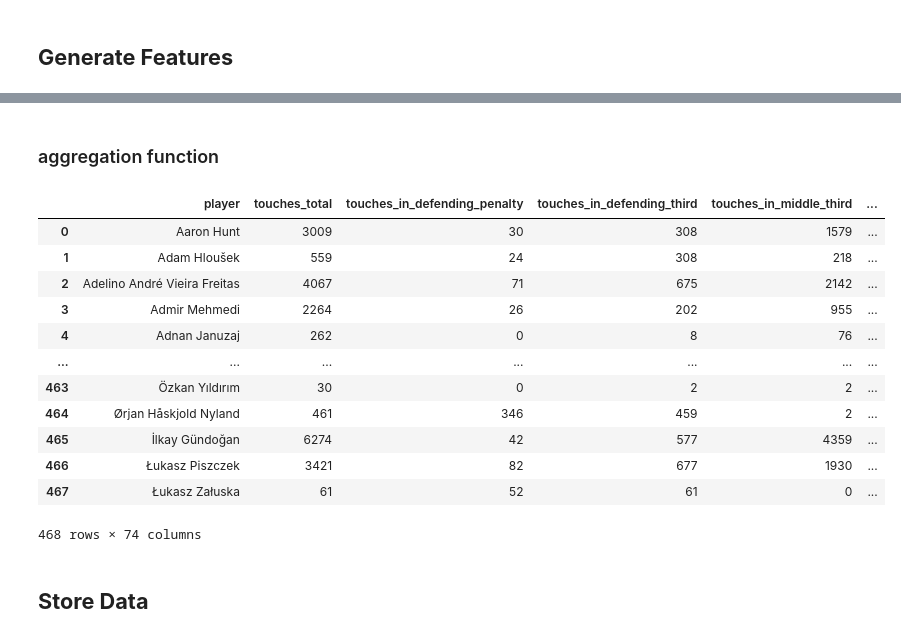
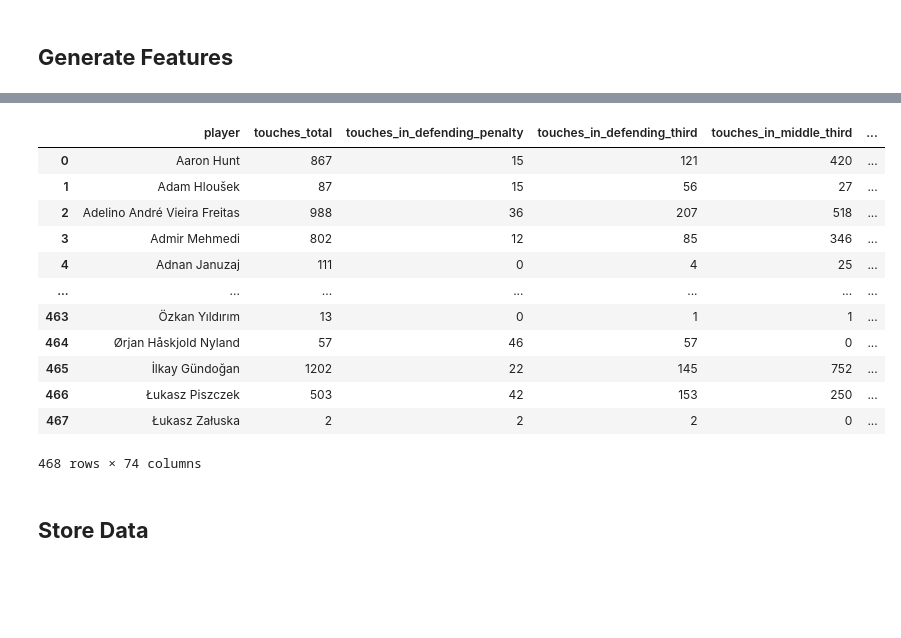
Before and after one commit to allorenz/football-player-similarity, a Jupyter notebook: src/feature_possession.ipynb, the cells around one changed output, grey strips where cells are left out. Cells and saved outputs as stored; diff of their text form; code cells hidden in the pictures; blank space fills up the shorter version.

```diff
--- a/src/possession.ipynb
+++ b/src/feature_possession.ipynb
@@ -52,0 +3,11 @@ array(['Carry', 'Ball Receipt*', 'Pass', 'Block', 'Pressure', 'Clearance',
+# %%
+from dataloader import Dataloader
+import pandas as pd
+from ast import literal_eval
+import numpy as np
+from mplsoccer import Pitch, VerticalPitch, Standardizer
+
+dataloader = Dataloader()
+
+df = dataloader.get_dimension(dimension="possession")
+df.columns
@@ -108,7 +62,4 @@ df_touches
-# %% [markdown]
-### aggregation function
 # %%
-
 def is_in_penalty_area(x, y):
     pitch_width = 120
     x_axis = ((102 <= x) and (x <= pitch_width))  # Stop before goal area
@@ -266,45 +217,45 @@ def analyze_touches(df):
     player_under_pressure_grouping = player_under_pressure_grouping.reset_index()
     player_under_pressure_grouping = player_under_pressure_grouping[player_under_pressure_grouping["under_pressure"] == True]
     player_under_pressure_grouping = player_under_pressure_grouping.drop("under_pressure", axis=1)
 
     player_stats = pd.merge(left=total_stats, right=player_under_pressure_grouping, on="player")
 
     calculation_pairs = [
         ("touches_in_defending_penalty","touches_total","touches_in_defending_penalty_%"),
         ("touches_in_defending_third","touches_total","touches_in_defending_third_%"),
         ("touches_in_middle_third","touches_total","touches_in_middle_third_%"),
         ("touches_in_attacking_third","touches_total","touches_in_attacking_third_%"),
         ("touches_in_attacking_penalty","touches_total","touches_in_attacking_penalty_%"),
         ("balls_received_successful", "balls_received", "ball_reception_%"),
         ("dribbling_completed", "dribbling_total", "dribblings_successful_%"),
         ("carry_distance", "carries_total", "distance_per_carry"),
         ("carry_into_attacking_third","carries_total", "carries_into_attacking_third_%"),
         ("carry_into_penalty_area","carries_total", "carries_into_penalty_area_%"),
         ("carry_into_edge_of_the_box","carries_total", "carries_into_edge_of_the_box_%"),
         ("progressive_carry_distance", "progressive_carry_total", "distance_per_progressive_carry"),
         ("dispossessed_total","carries_total","dispossessed_per_carry_%")
     ]
 
     for a, b, c in calculation_pairs:
         player_stats[c] = (player_stats[f'{a}'] / player_stats[f'{b}'])
 
     return player_stats
 
-result_touches_df = analyze_touches(df_touches)
+result_touches_df = analyze_touches(df)
 result_touches_df
 # %% [output]
 |  | player | touches_total | touches_in_defending_penalty | touches_in_defending_third | touches_in_middle_third | ... |
-| 0 | Aaron Hunt | 3009 | 30 | 308 | 1579 | ... |
-| 1 | Adam Hloušek | 559 | 24 | 308 | 218 | ... |
-| 2 | Adelino André Vieira Freitas | 4067 | 71 | 675 | 2142 | ... |
-| 3 | Admir Mehmedi | 2264 | 26 | 202 | 955 | ... |
-| 4 | Adnan Januzaj | 262 | 0 | 8 | 76 | ... |
+| 0 | Aaron Hunt | 867 | 15 | 121 | 420 | ... |
+| 1 | Adam Hloušek | 87 | 15 | 56 | 27 | ... |
+| 2 | Adelino André Vieira Freitas | 988 | 36 | 207 | 518 | ... |
+| 3 | Admir Mehmedi | 802 | 12 | 85 | 346 | ... |
+| 4 | Adnan Januzaj | 111 | 0 | 4 | 25 | ... |
 | ... | ... | ... | ... | ... | ... | ... |
-| 463 | Özkan Yıldırım | 30 | 0 | 2 | 2 | ... |
-| 464 | Ørjan Håskjold Nyland | 461 | 346 | 459 | 2 | ... |
-| 465 | İlkay Gündoğan | 6274 | 42 | 577 | 4359 | ... |
-| 466 | Łukasz Piszczek | 3421 | 82 | 677 | 1930 | ... |
-| 467 | Łukasz Załuska | 61 | 52 | 61 | 0 | ... |
+| 463 | Özkan Yıldırım | 13 | 0 | 1 | 1 | ... |
+| 464 | Ørjan Håskjold Nyland | 57 | 46 | 57 | 0 | ... |
+| 465 | İlkay Gündoğan | 1202 | 22 | 145 | 752 | ... |
+| 466 | Łukasz Piszczek | 503 | 42 | 153 | 250 | ... |
+| 467 | Łukasz Załuska | 2 | 2 | 2 | 0 | ... |
 468 rows × 74 columns
 # %% [markdown]
 ## __Store Data__
```
Also changed, not shown: parts of 4 cells of this notebook, 22 other files.
